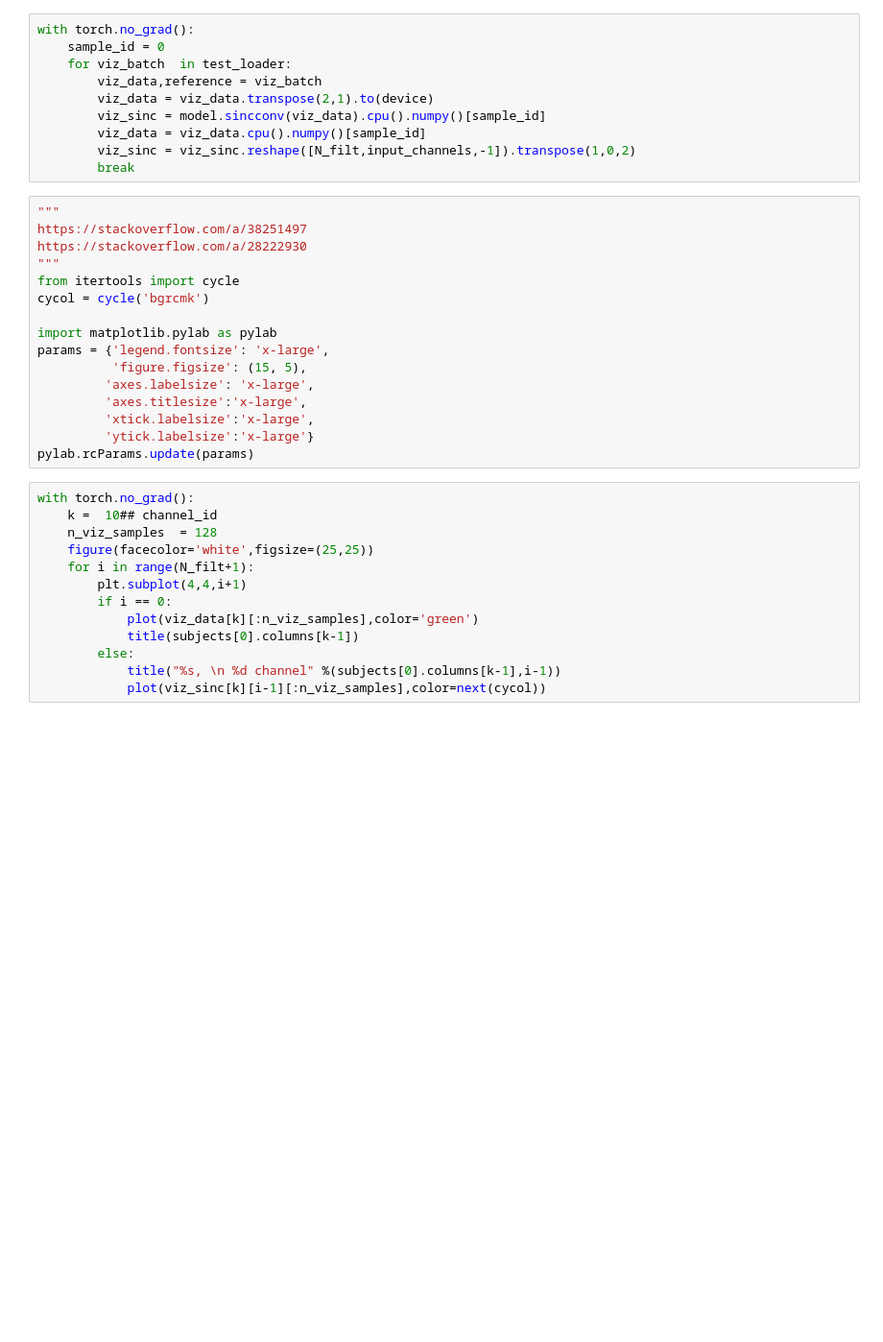
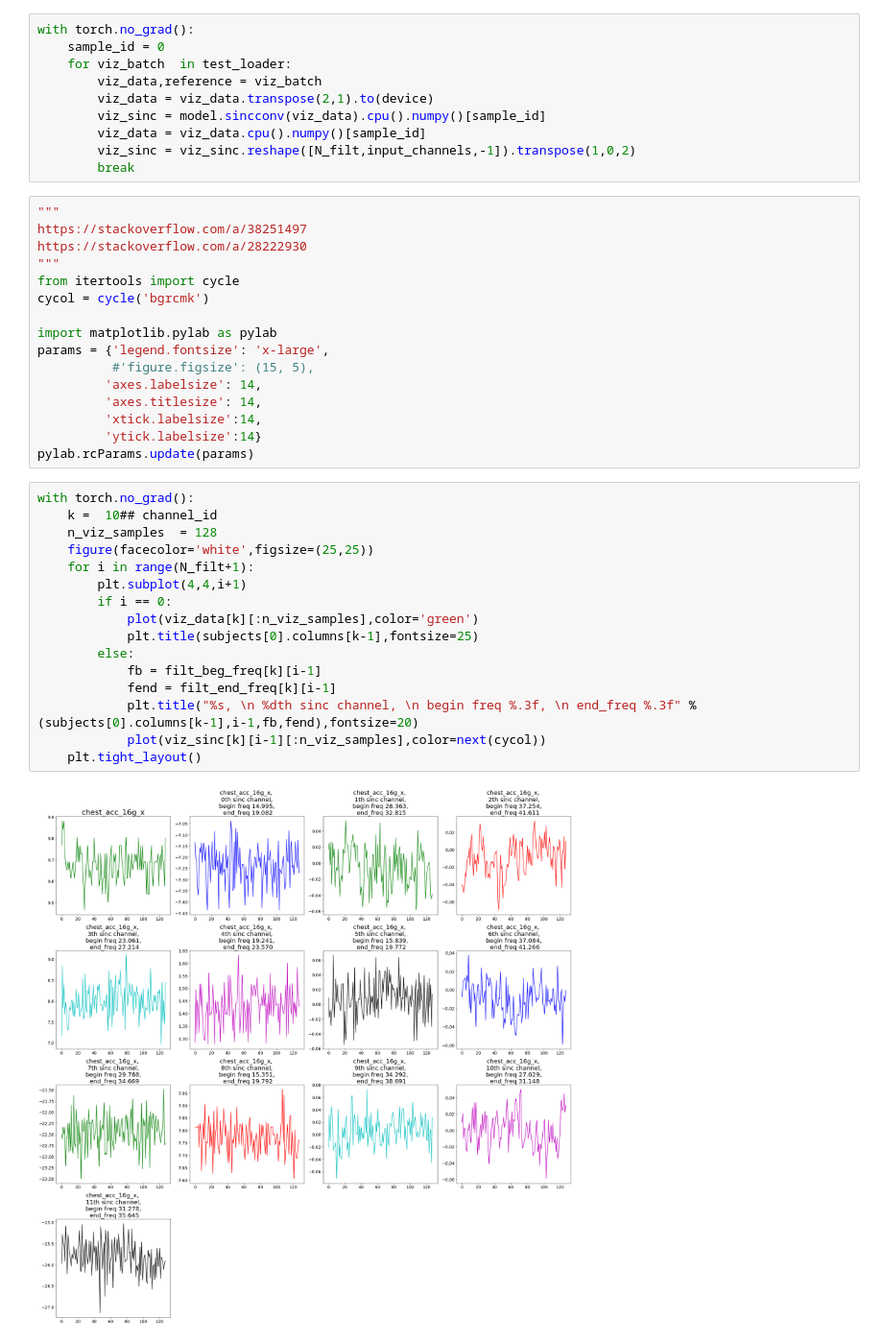
Before and after one commit to gogolgrind/skdl-sensors-har, a Jupyter notebook: pamap2.ipynb, the cells around one changed output. Shown at 96% size. Cells and saved outputs as stored; diff of their text form; blank space fills up the shorter version.

```diff
--- a/pamap2.ipynb
+++ b/pamap2.ipynb
@@ -759,22 +759,27 @@ cycol = cycle('bgrcmk')
 
 import matplotlib.pylab as pylab
 params = {'legend.fontsize': 'x-large',
-          'figure.figsize': (15, 5),
-         'axes.labelsize': 'x-large',
-         'axes.titlesize':'x-large',
-         'xtick.labelsize':'x-large',
-         'ytick.labelsize':'x-large'}
+          #'figure.figsize': (15, 5),
+         'axes.labelsize': 14,
+         'axes.titlesize': 14,
+         'xtick.labelsize':14,
+         'ytick.labelsize':14}
 pylab.rcParams.update(params)
 # %%
 with torch.no_grad():
     k =  10## channel_id
     n_viz_samples  = 128
     figure(facecolor='white',figsize=(25,25))
     for i in range(N_filt+1):
         plt.subplot(4,4,i+1)
         if i == 0:
             plot(viz_data[k][:n_viz_samples],color='green')
-            title(subjects[0].columns[k-1])
+            plt.title(subjects[0].columns[k-1],fontsize=25)
         else:
-            title("%s, \n %d channel" %(subjects[0].columns[k-1],i-1))
+            fb = filt_beg_freq[k][i-1]
+            fend = filt_end_freq[k][i-1]
+            plt.title("%s, \n %dth sinc channel, \n begin freq %.3f, \n end_freq %.3f" %(subjects[0].columns[k-1],i-1,fb,fend),fontsize=20)
             plot(viz_sinc[k][i-1][:n_viz_samples],color=next(cycol))
+    plt.tight_layout()
+# %% [output]
+[figure, added]
```
Also changed, not shown: parts of 9 cells of this notebook, 1 other file.
